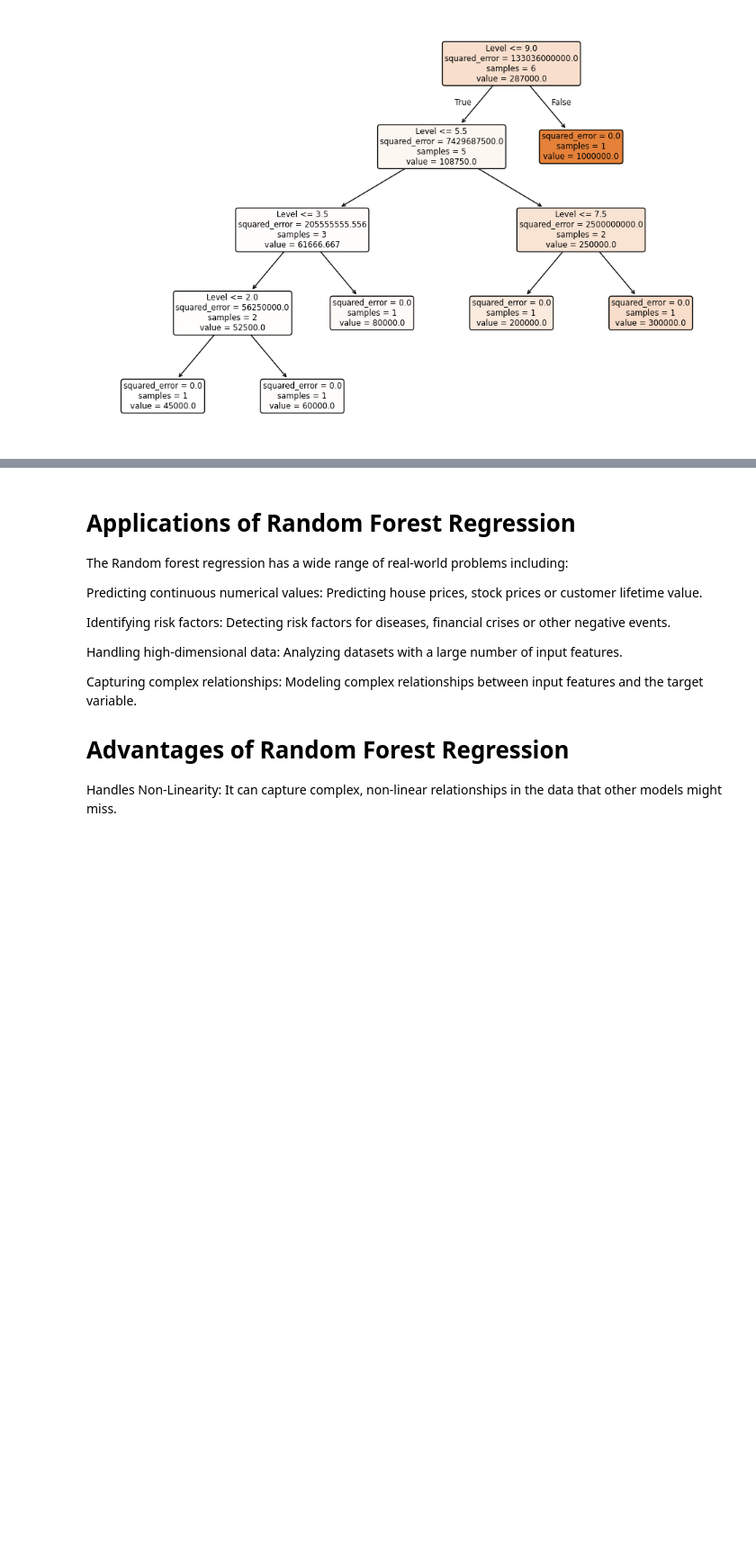
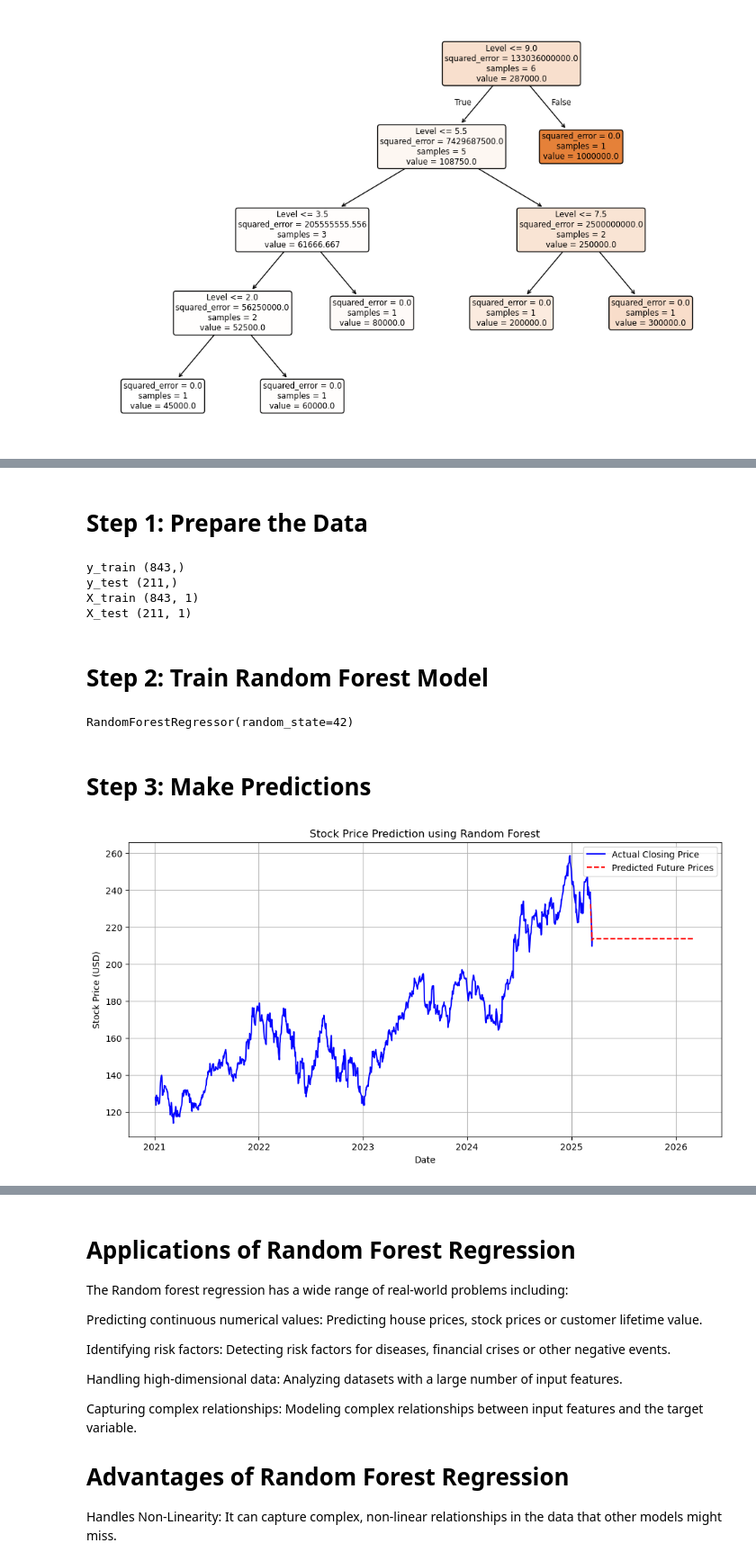
Before and after one commit to Cmattk/Datascience_python, a Jupyter notebook: Machine Learning/Supervised Learning/Regression/Random Forest Regression.ipynb, the cells around one changed output, grey strips where cells are left out. Shown: that part at 90% size. Drawn from its saved outputs; the diff is of its cells as text; code cells hidden in the pictures; blank space fills up the shorter version.

```diff
--- a/Machine Learning/Supervised Learning/Regression/Random Forest Regression.ipynb
+++ b/Machine Learning/Supervised Learning/Regression/Random Forest Regression.ipynb
@@ -272,0 +547,67 @@ plt.show()
+# %% [markdown]
+# Step 1: Prepare the Data
+# %%
+from sklearn.ensemble import RandomForestRegressor
+from sklearn.model_selection import train_test_split
+
+
+# Use only numerical values: Date as an integer
+"""
+This calculates the difference between each date and 1970-01-01.
+pd.Timedelta('1D') represents one day.
+// performs integer division, converting the TimedeltaIndex into plain integers.
+"""
+df["Date_Int"] = (df.index - pd.Timestamp("1970-01-01")) // pd.Timedelta('1D')
+df.head()
+
+# Define Features (X) and Target Variable (y)
+X = df[["Date_Int"]].values  # Convert dates to numerical format
+y = df["Close"].values.squeeze()      # Predicting closing prices
+
+# Split into Training and Testing Sets
+X_train, X_test, y_train, y_test = train_test_split(X, y, test_size=0.2, random_state=42)
+
+print('y_train',y_train.shape)
+print('y_test',y_test.shape)
+print('X_train',X_train.shape)
+print('X_test',X_test.shape)
+# %% [output]
+y_train (843,)
+y_test (211,)
+X_train (843, 1)
+X_test (211, 1)
+# %% [markdown]
+# Step 2: Train Random Forest Model
+# %%
+# Initialize and Train Random Forest
+rf_model = RandomForestRegressor(n_estimators=100, random_state=42)
+rf_model.fit(X_train, y_train)
+# %% [output]
+RandomForestRegressor(random_state=42)
+# %% [markdown]
+# Step 3: Make Predictions
+# %%
+import numpy as np
+
+# Generate future dates (next 30 days)
+future_dates = np.array(range(X_test.max() + 1, X_test.max() + 366)).reshape(-1, 1)
+
+# Predict future stock prices
+future_prices = rf_model.predict(future_dates)
+
+# Convert numerical dates back to actual dates
+future_dates_actual = pd.to_datetime(future_dates.flatten(), origin="1970-01-01", unit="D")
+
+# Plot predictions
+plt.figure(figsize=(12, 6))
+plt.plot(df.index, df["Close"], label="Actual Closing Price", color="blue")
+plt.plot(future_dates_actual, future_prices, label="Predicted Future Prices", linestyle="dashed", color="red")
+
+plt.title("Stock Price Prediction using Random Forest")
+plt.xlabel("Date")
+plt.ylabel("Stock Price (USD)")
+plt.legend()
+plt.grid()
+plt.show()
+# %% [output]
+[figure, added]
```
Also changed, not shown: parts of 19 cells of this notebook, 2 other files.
